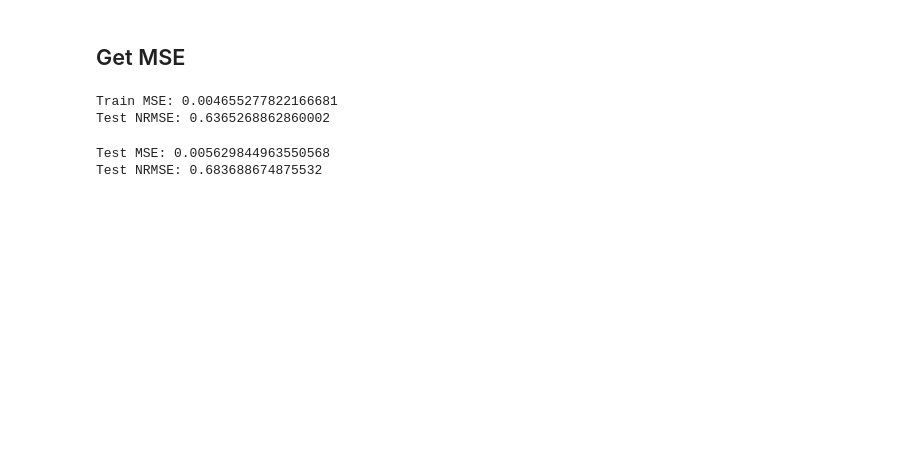
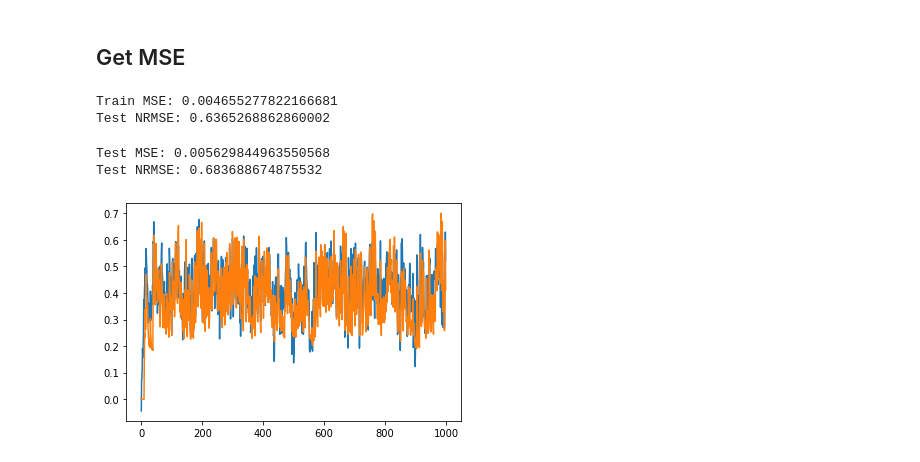
Before and after one commit to aisinai/EchoTorch, a Jupyter notebook: Time Series EchoTorch.ipynb, the cells around one changed output. Drawn from its saved outputs; the diff is of its cells as text; code cells hidden in the pictures; blank space fills up the shorter version.

```diff
--- a/Time Series EchoTorch.ipynb
+++ b/Time Series EchoTorch.ipynb
@@ -105,3 +104,11 @@ print(u"")
 # %% [output]
 Test MSE: 0.005629844963550568
 Test NRMSE: 0.683688674875532
+# %%
+flattened_predictions = y_predicted.flatten()
+flattened_true = test_y.flatten()
+plt.plot(flattened_predictions)
+plt.plot(flattened_true)
+plt.show()
+# %% [output]
+[figure, added]
```
Also changed, not shown: parts of 6 cells of this notebook, 1 other file.
